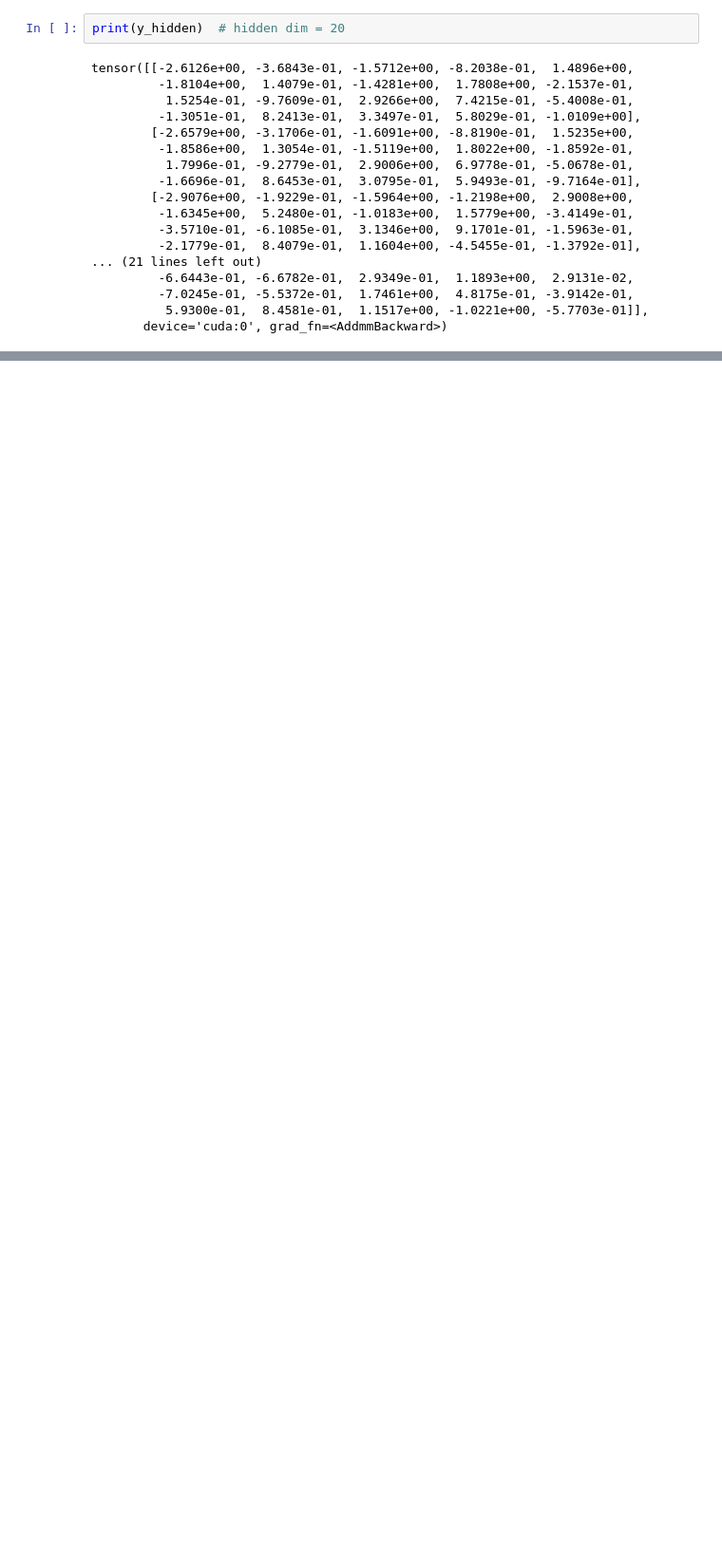
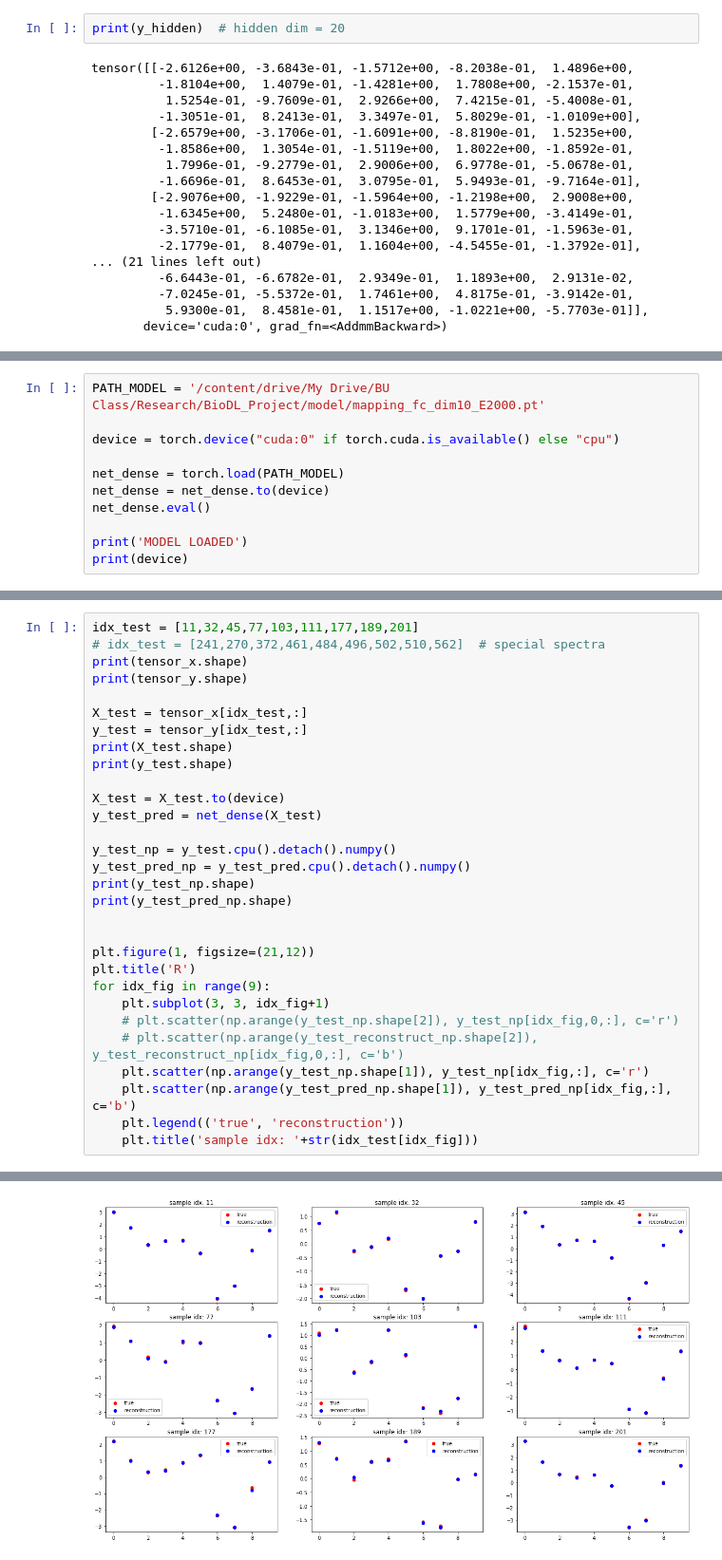
Before and after one commit to GuoyaoShen/DiatomDL, a Jupyter notebook: autoencoder_v_1_0.ipynb, the cells around one changed output, grey strips where cells are left out. Shown at 95% size. Drawn from its saved outputs; the diff is of its cells as text; blank space fills up the shorter version.

```diff
--- a/autoencoder_v_1_0.ipynb
+++ b/autoencoder_v_1_0.ipynb
@@ -490,0 +825,11 @@ tensor([[ 2.1629, -1.0640,  0.5119,  1.0854,  2.6521,  0.7744,  0.4946,  1.9310,
+# %%
+PATH_MODEL = '/content/drive/My Drive/BU Class/Research/BioDL_Project/model/mapping_fc_dim10_E2000.pt'
+
+device = torch.device("cuda:0" if torch.cuda.is_available() else "cpu")
+
+net_dense = torch.load(PATH_MODEL)
+net_dense = net_dense.to(device)
+net_dense.eval()
+
+print('MODEL LOADED')
+print(device)
@@ -490,0 +838,31 @@ tensor([[ 2.1629, -1.0640,  0.5119,  1.0854,  2.6521,  0.7744,  0.4946,  1.9310,
+# %%
+idx_test = [11,32,45,77,103,111,177,189,201]
+# idx_test = [241,270,372,461,484,496,502,510,562]  # special spectra
+print(tensor_x.shape)
+print(tensor_y.shape)
+
+X_test = tensor_x[idx_test,:]
+y_test = tensor_y[idx_test,:]
+print(X_test.shape)
+print(y_test.shape)
+
+X_test = X_test.to(device)
+y_test_pred = net_dense(X_test)
+
+y_test_np = y_test.cpu().detach().numpy()
+y_test_pred_np = y_test_pred.cpu().detach().numpy()
+print(y_test_np.shape)
+print(y_test_pred_np.shape)
+
+
+plt.figure(1, figsize=(21,12))
+plt.title('R')
+for idx_fig in range(9):
+    plt.subplot(3, 3, idx_fig+1)
+    # plt.scatter(np.arange(y_test_np.shape[2]), y_test_np[idx_fig,0,:], c='r')
+    # plt.scatter(np.arange(y_test_reconstruct_np.shape[2]), y_test_reconstruct_np[idx_fig,0,:], c='b')
+    plt.scatter(np.arange(y_test_np.shape[1]), y_test_np[idx_fig,:], c='r')
+    plt.scatter(np.arange(y_test_pred_np.shape[1]), y_test_pred_np[idx_fig,:], c='b')
+    plt.legend(('true', 'reconstruction'))
+    plt.title('sample idx: '+str(idx_test[idx_fig]))
+# %% [output]
@@ -490,0 +875 @@ tensor([[ 2.1629, -1.0640,  0.5119,  1.0854,  2.6521,  0.7744,  0.4946,  1.9310,
+[figure, added]
```
Also changed, not shown: parts of 35 cells of this notebook.
